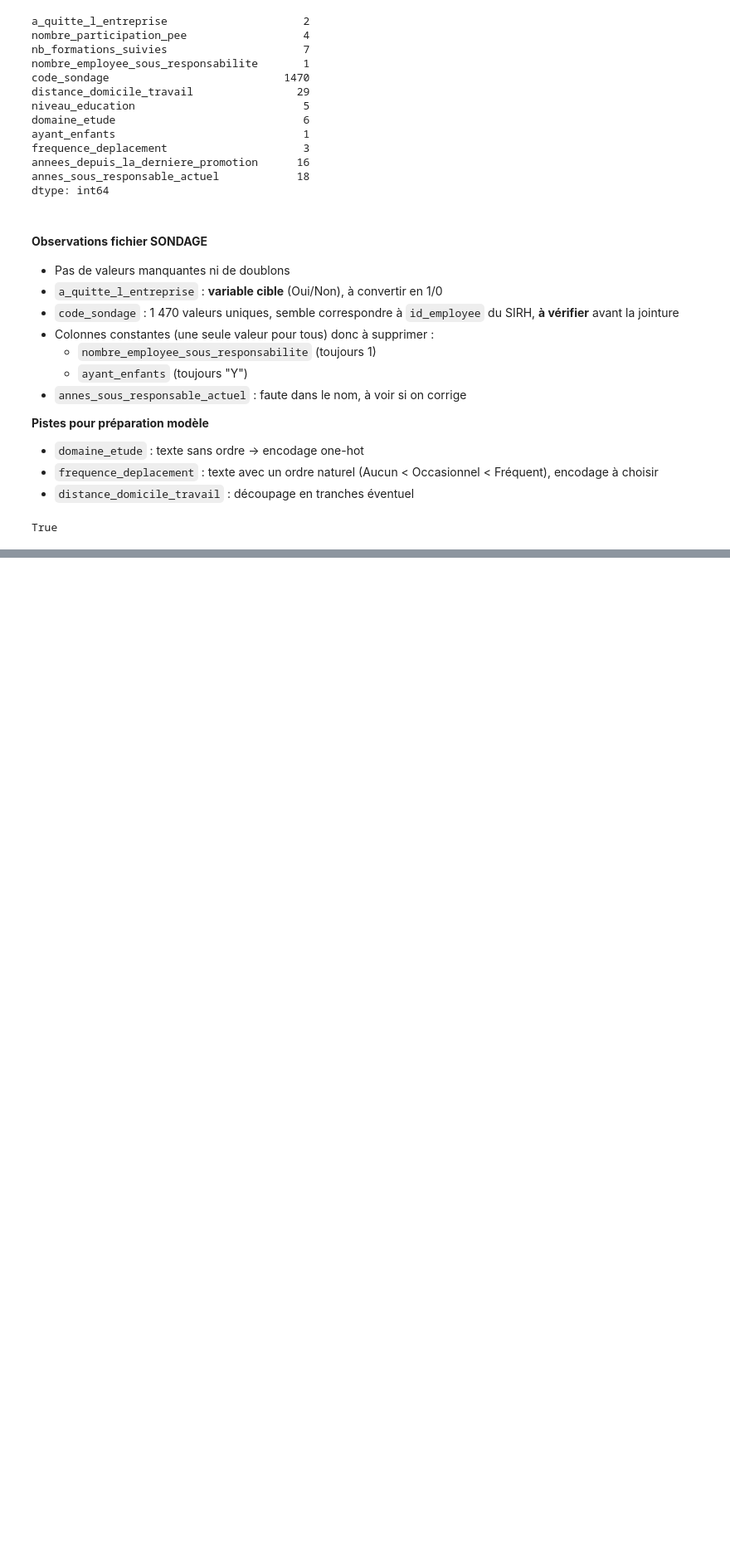
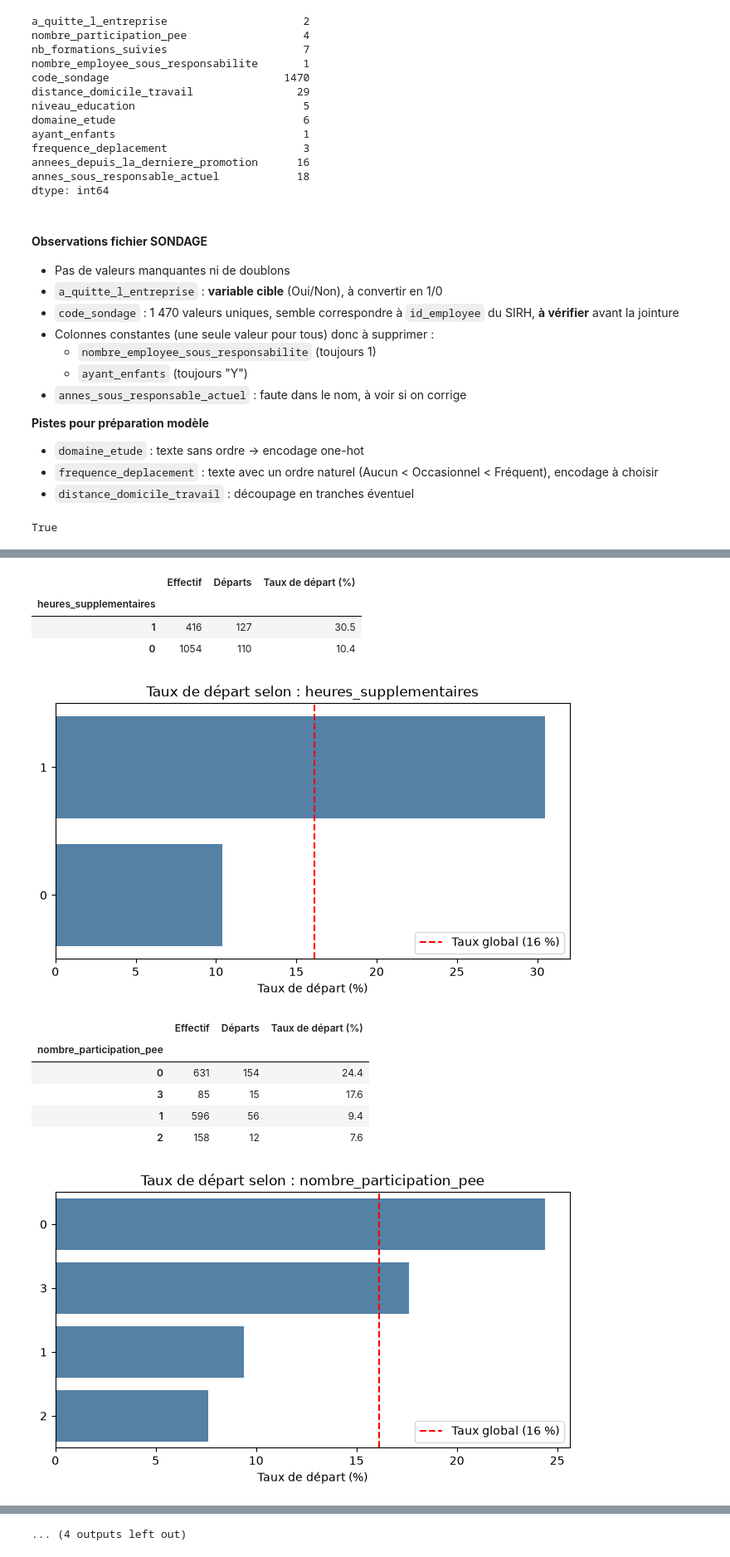
Before and after one commit to youdontknowmu/Projet4, a Jupyter notebook: 01_exploration.ipynb, the cells around one changed output, grey strips where cells are left out. Shown at 83% size. Saved outputs shown, nothing was run; the diff lists cells and outputs as text; code cells hidden in the pictures; blank space fills up the shorter version.

Commit message:
Corrections Markdown

```diff
--- a/01_exploration.ipynb
+++ b/01_exploration.ipynb
@@ -278,0 +409,16 @@ Ce sont bien les mêmes valeurs que pour le fichier SIRH, cela servira de clé
+# %%
+# ------------------------------------------------------------
+# Correction des fautes de frappe dans les noms de colonnes
+# ------------------------------------------------------------
+# Rappel : "nombre_heures_travailless" a déjà été supprimée (colonne constante)
+df_eval = df_eval.rename(columns={
+    "augementation_salaire_precedente": "augmentation_salaire_precedente",
+    "heure_supplementaires": "heures_supplementaires",
+})
+df_sondage = df_sondage.rename(columns={
+    "annes_sous_responsable_actuel": "annees_sous_responsable_actuel",
+})
+
+# Vérification : on affiche les noms de colonnes
+print("EVAL :", list(df_eval.columns))
+print("SONDAGE :", list(df_sondage.columns))
@@ -278,0 +576,55 @@ Ce sont bien les mêmes valeurs que pour le fichier SIRH, cela servira de clé
+# %%
+# ------------------------------------------------------------
+# Fonction : taux de départ pour chaque valeur d'une colonne
+# ------------------------------------------------------------
+taux_global = df["a_quitte_l_entreprise"].mean() * 100   # environ 16 %
+
+def taux_depart_par_groupe(df, colonne, trier_par_taux=True):
+    """Affiche un tableau et un graphique du taux de départ pour chaque valeur de la colonne.
+    trier_par_taux=True  : groupes triés du plus fort au plus faible taux (variables sans ordre : poste, domaine...)
+    trier_par_taux=False : groupes dans leur ordre naturel (variables ordonnées : tranches, notes de 1 à 4...)
+    """
+    # 1) Pour chaque groupe : nombre d'employés, nombre de départs, taux de départ
+    #    Rappel : la moyenne d'une colonne 0/1 = la proportion de 1
+    tableau = df.groupby(colonne)["a_quitte_l_entreprise"].agg(["count", "sum", "mean"])
+    tableau.columns = ["Effectif", "Départs", "Taux de départ (%)"]
+    tableau["Taux de départ (%)"] = (tableau["Taux de départ (%)"] * 100).round(1)
+    if trier_par_taux:
+        tableau = tableau.sort_values("Taux de départ (%)", ascending=False)
+    display(tableau)
+
+    # 2) Graphique : une barre par groupe (dans l'ordre du tableau) + une ligne pour le taux global
+    libelles = tableau.index.astype(str)
+    plt.figure(figsize=(8, 4))
+    sns.barplot(x=tableau["Taux de départ (%)"].values, y=libelles,
+                order=list(libelles), color="steelblue")
+    plt.axvline(taux_global, color="red", linestyle="--", label=f"Taux global ({taux_global:.0f} %)")
+    plt.title(f"Taux de départ selon : {colonne}")
+    plt.xlabel("Taux de départ (%)")
+    plt.ylabel("")
+    plt.legend()
+    plt.show()
+
+# ------------------------------------------------------------
+# Application à chaque variable concernée
+# ------------------------------------------------------------
+colonnes_a_analyser = [
+    "heures_supplementaires", "nombre_participation_pee",
+    "departement", "poste", "statut_marital", "genre",
+    "domaine_etude", "frequence_deplacement",
+]
+for col in colonnes_a_analyser:
+    taux_depart_par_groupe(df, col)
+# %% [output]
+|  | Effectif | Départs | Taux de départ (%) |
+| heures_supplementaires |  |  |  |
+| 1 | 416 | 127 | 30.5 |
+| 0 | 1054 | 110 | 10.4 |
+[figure, added]
+|  | Effectif | Départs | Taux de départ (%) |
+| nombre_participation_pee |  |  |  |
+| 0 | 631 | 154 | 24.4 |
+| 3 | 85 | 15 | 17.6 |
+| 1 | 596 | 56 | 9.4 |
+| 2 | 158 | 12 | 7.6 |
+[figure, added]
@@ -278,0 +660 @@ Ce sont bien les mêmes valeurs que pour le fichier SIRH, cela servira de clé
+... (4 outputs left out)
```
Also changed, not shown: parts of 74 cells of this notebook.
